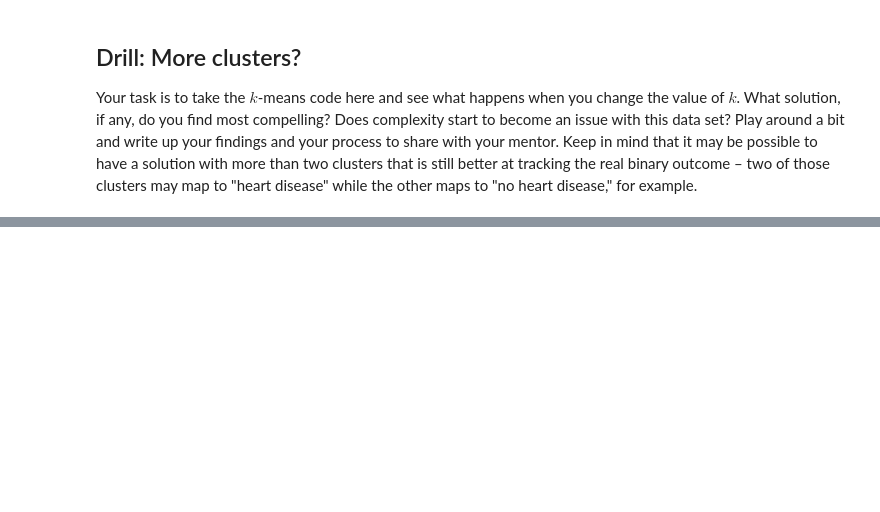
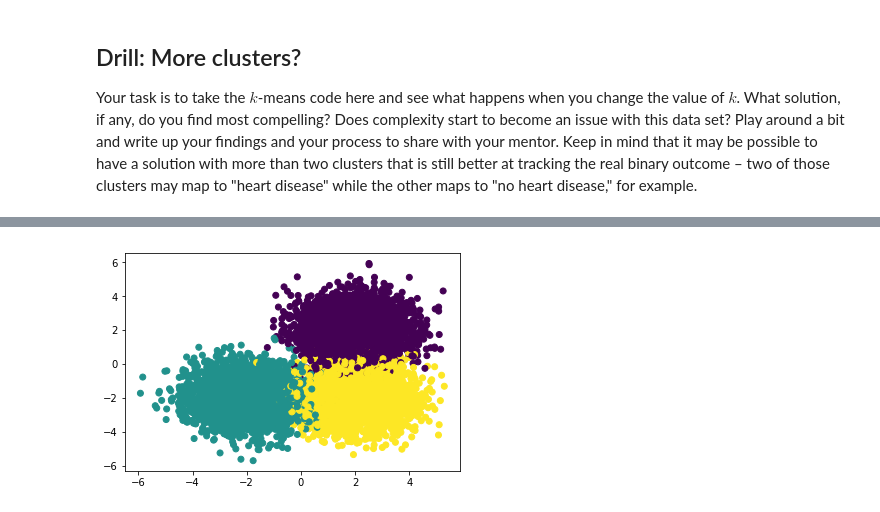
Before and after one commit to jlinGG/Thinkful-DS-Bootcamp, a Jupyter notebook: Unit-4-2.ipynb, the cells around one changed output, grey strips where cells are left out. Drawn from its saved outputs; the diff is of its cells as text; code cells hidden in the pictures; blank space fills up the shorter version.

Commit message:
Unit 4-2
unsupervised clustering

```diff
--- a/Unit-4-2.ipynb
+++ b/Unit-4-2.ipynb
@@ -222,0 +240,27 @@ row_0
+# %%
+from sklearn.datasets.samples_generator import make_blobs
+from sklearn.model_selection import train_test_split
+
+# The coordinates of the centers of our blobs.
+centers = [[2, 2], [-2, -2], [2, -2]]
+
+# Make 10,000 rows worth of data with two features representing three
+# clusters, each having a standard deviation of 1.
+X, y = make_blobs(
+    n_samples=10000,
+    centers=centers,
+    cluster_std=1,
+    n_features=2,
+    random_state=42)
+
+plt.scatter(X[:, 0], X[:, 1], c=y)
+plt.show()
+
+#Divide into training and test sets.
+X_train, X_test, y_train, y_test = train_test_split(
+    X,
+    y,
+    test_size=0.9,
+    random_state=42)
+# %% [output]
+[figure, added]
```
Also changed, not shown: parts of 27 cells of this notebook.
